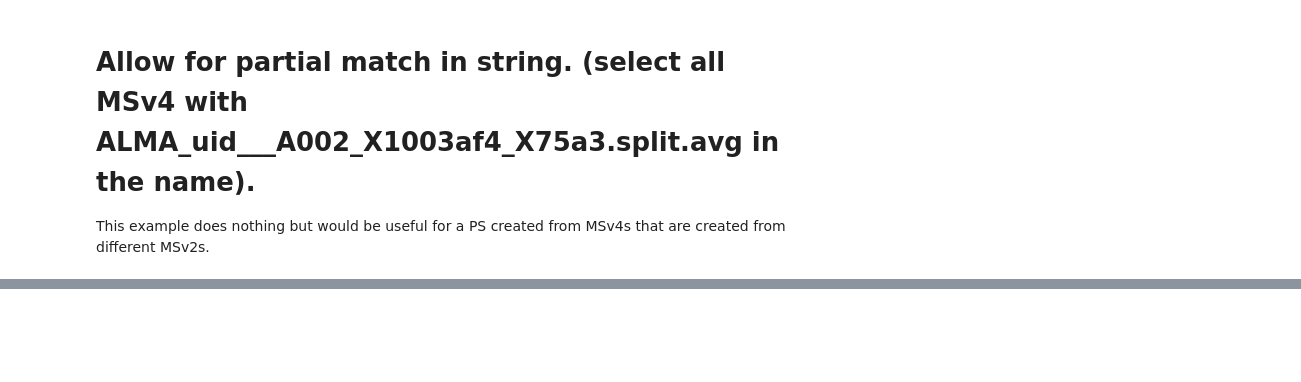
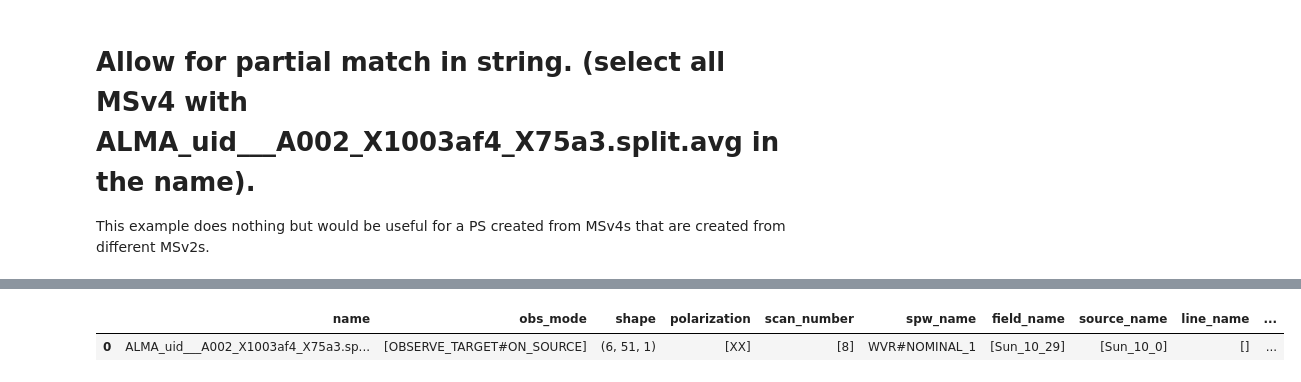
Before and after one commit to casangi/xradio, a Jupyter notebook: reviews/review_ps.ipynb, the cells around one changed output, grey strips where cells are left out. Cells and saved outputs as stored; diff of their text form; code cells hidden in the pictures; blank space fills up the shorter version.

```diff
--- a/reviews/review_ps.ipynb
+++ b/reviews/review_ps.ipynb
@@ -174,0 +318,5 @@ ps.sel(name='ALMA_uid___A002_X1003af4_X75a3.split.avg',string_exact_match=False)
+# %%
+ps.sel(spw_name=ps.summary().spw_name[0]).ms_isel(frequency=0).sel(field_name='Sun_10_29').summary()
+# %% [output]
+|  | name | obs_mode | shape | polarization | scan_number | spw_name | field_name | source_name | line_name | ... |
+| 0 | ALMA_uid___A002_X1003af4_X75a3.sp... | [OBSERVE_TARGET#ON_SOURCE] | (6, 51, 1) | [XX] | [8] | WVR#NOMINAL_1 | [Sun_10_29] | [Sun_10_0] | [] | ... |
```
Also changed, not shown: parts of 13 cells of this notebook, 1 other file.
